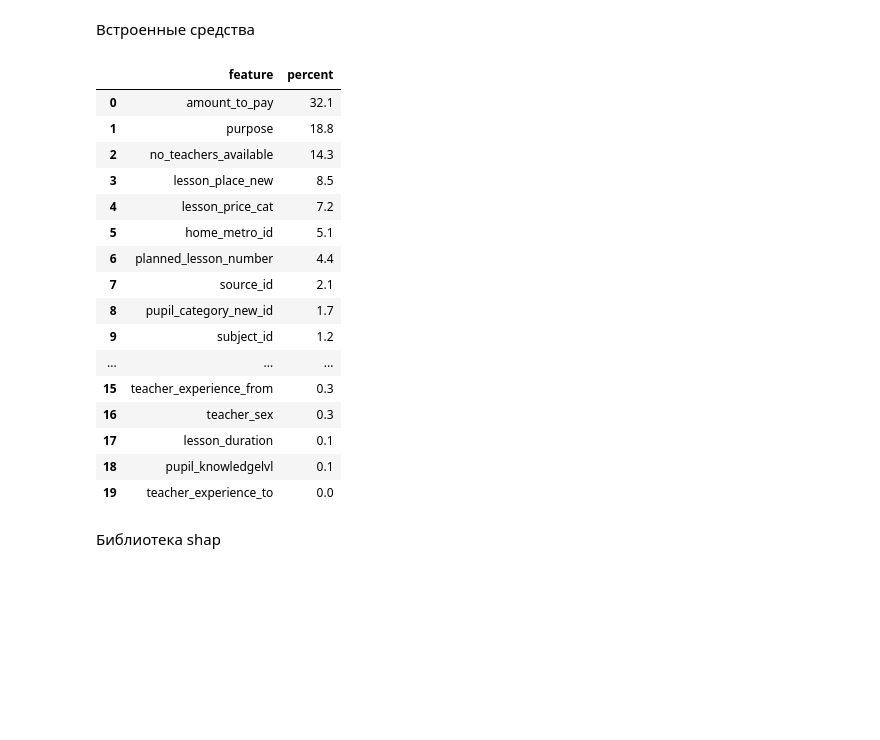
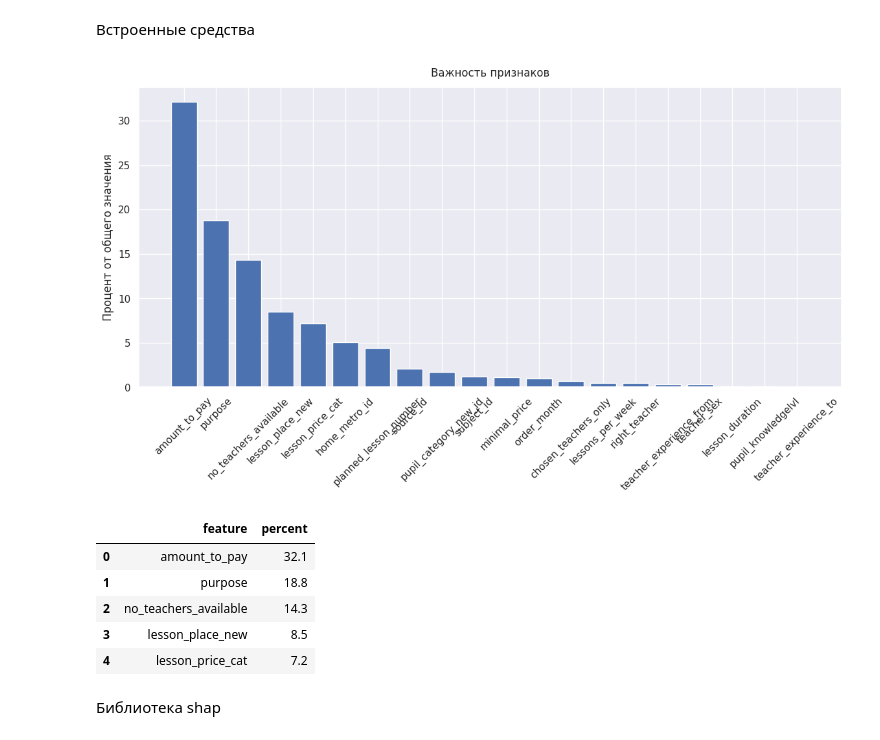
Before and after one commit to denis-42ds/classification_of_payment_requests, a Jupyter notebook: classification_of_payment_requests.ipynb, the cells around one changed output. Drawn from its saved outputs; the diff is of its cells as text; code cells hidden in the pictures; blank space fills up the shorter version.

Commit message:
feature importance diagram added

```diff
--- a/classification_of_payment_requests.ipynb
+++ b/classification_of_payment_requests.ipynb
@@ -1438,27 +1436,28 @@ plt.show()
 # %%
 features_importance = (
     pd.DataFrame(data = {'feature': X_train.drop(['purpose_emb'], axis=1).columns,
                          'percent': np.round(cbst.feature_importances_, decimals=1)})
 )
-features_importance.sort_values('percent', ascending=False).reset_index(drop=True)
+
+plt.figure(figsize=(14, 6))
+plt.bar(features_importance.sort_values('percent', ascending=False)['feature'],
+        features_importance.sort_values('percent', ascending=False)['percent'])
+
+plt.xticks(features_importance['feature'])
+plt.xticks(rotation=45)
+plt.ylabel('Процент от общего значения')
+plt.title("Важность признаков", fontsize=12, y=1.02)
+plt.show()
+
+features_importance.sort_values('percent', ascending=False).reset_index(drop=True)[:5]
 # %% [output]
+[figure, added]
 |  | feature | percent |
 | 0 | amount_to_pay | 32.1 |
 | 1 | purpose | 18.8 |
 | 2 | no_teachers_available | 14.3 |
 | 3 | lesson_place_new | 8.5 |
 | 4 | lesson_price_cat | 7.2 |
-| 5 | home_metro_id | 5.1 |
-| 6 | planned_lesson_number | 4.4 |
-| 7 | source_id | 2.1 |
-| 8 | pupil_category_new_id | 1.7 |
-| 9 | subject_id | 1.2 |
-| ... | ... | ... |
-| 15 | teacher_experience_from | 0.3 |
-| 16 | teacher_sex | 0.3 |
-| 17 | lesson_duration | 0.1 |
-| 18 | pupil_knowledgelvl | 0.1 |
-| 19 | teacher_experience_to | 0.0 |
 # %% [markdown]
 Библиотека shap
 # %%
```
Also changed, not shown: parts of 4 cells of this notebook.
